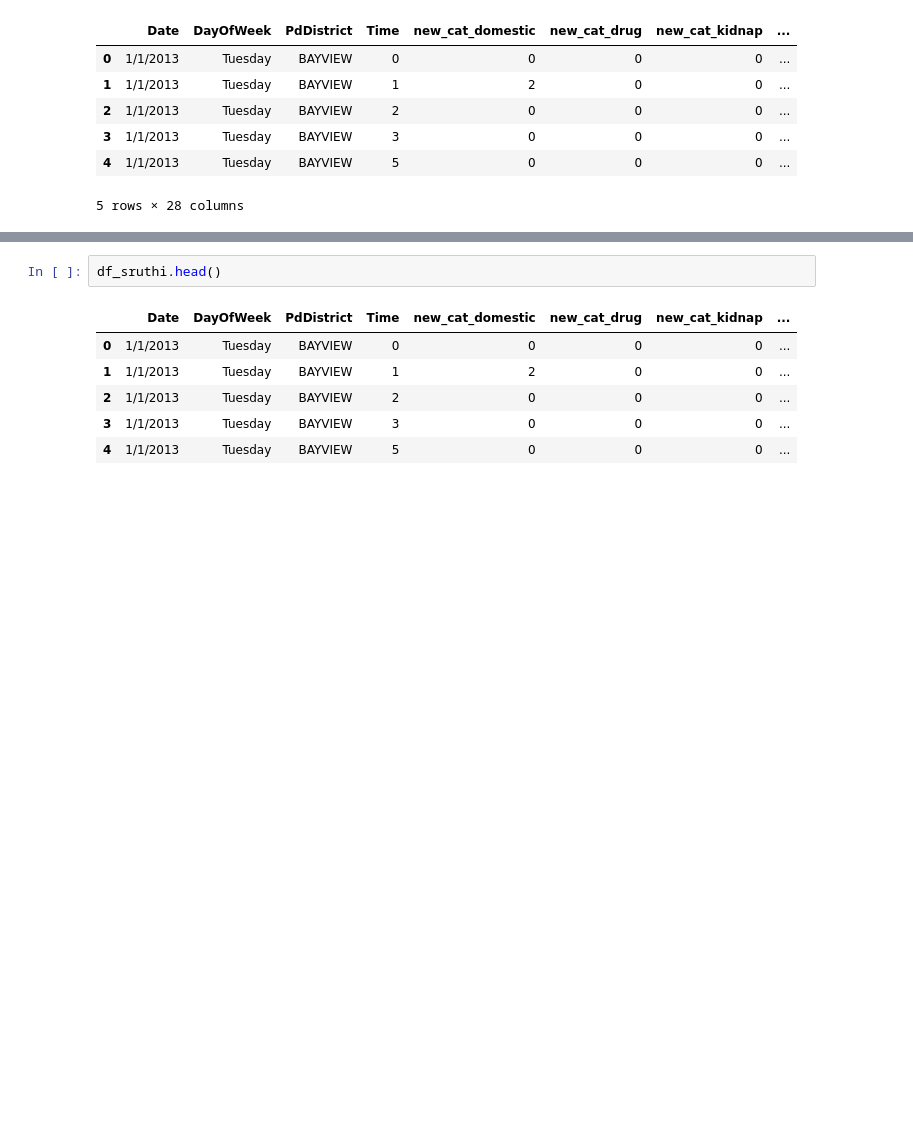
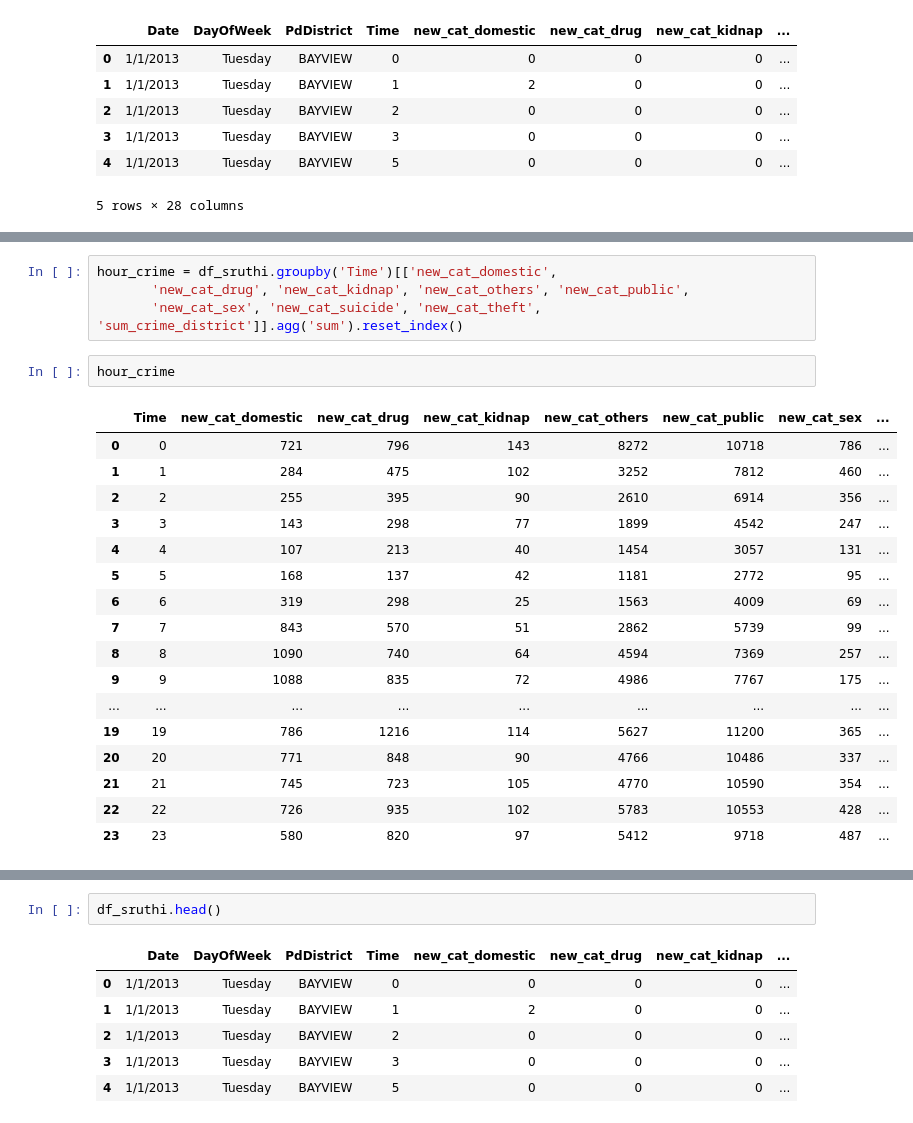
Before and after one commit to limclara-sq/IEOR242-SFCrimePrediction, a Jupyter notebook: modeling/modeling II.ipynb, the cells around one changed output, grey strips where cells are left out. Cells and saved outputs as stored; diff of their text form; blank space fills up the shorter version.

```diff
--- a/modeling/modeling II.ipynb
+++ b/modeling/modeling II.ipynb
@@ -19,0 +93,24 @@ df_sruthi.head()
+# %%
+hour_crime = df_sruthi.groupby('Time')[['new_cat_domestic',
+       'new_cat_drug', 'new_cat_kidnap', 'new_cat_others', 'new_cat_public',
+       'new_cat_sex', 'new_cat_suicide', 'new_cat_theft', 'sum_crime_district']].agg('sum').reset_index()
+# %%
+hour_crime
+# %% [output]
+|  | Time | new_cat_domestic | new_cat_drug | new_cat_kidnap | new_cat_others | new_cat_public | new_cat_sex | ... |
+| 0 | 0 | 721 | 796 | 143 | 8272 | 10718 | 786 | ... |
+| 1 | 1 | 284 | 475 | 102 | 3252 | 7812 | 460 | ... |
+| 2 | 2 | 255 | 395 | 90 | 2610 | 6914 | 356 | ... |
+| 3 | 3 | 143 | 298 | 77 | 1899 | 4542 | 247 | ... |
+| 4 | 4 | 107 | 213 | 40 | 1454 | 3057 | 131 | ... |
+| 5 | 5 | 168 | 137 | 42 | 1181 | 2772 | 95 | ... |
+| 6 | 6 | 319 | 298 | 25 | 1563 | 4009 | 69 | ... |
+| 7 | 7 | 843 | 570 | 51 | 2862 | 5739 | 99 | ... |
+| 8 | 8 | 1090 | 740 | 64 | 4594 | 7369 | 257 | ... |
+| 9 | 9 | 1088 | 835 | 72 | 4986 | 7767 | 175 | ... |
+| ... | ... | ... | ... | ... | ... | ... | ... | ... |
+| 19 | 19 | 786 | 1216 | 114 | 5627 | 11200 | 365 | ... |
+| 20 | 20 | 771 | 848 | 90 | 4766 | 10486 | 337 | ... |
+| 21 | 21 | 745 | 723 | 105 | 4770 | 10590 | 354 | ... |
+| 22 | 22 | 726 | 935 | 102 | 5783 | 10553 | 428 | ... |
+| 23 | 23 | 580 | 820 | 97 | 5412 | 9718 | 487 | ... |
```
Also changed, not shown: parts of 42 cells of this notebook.
